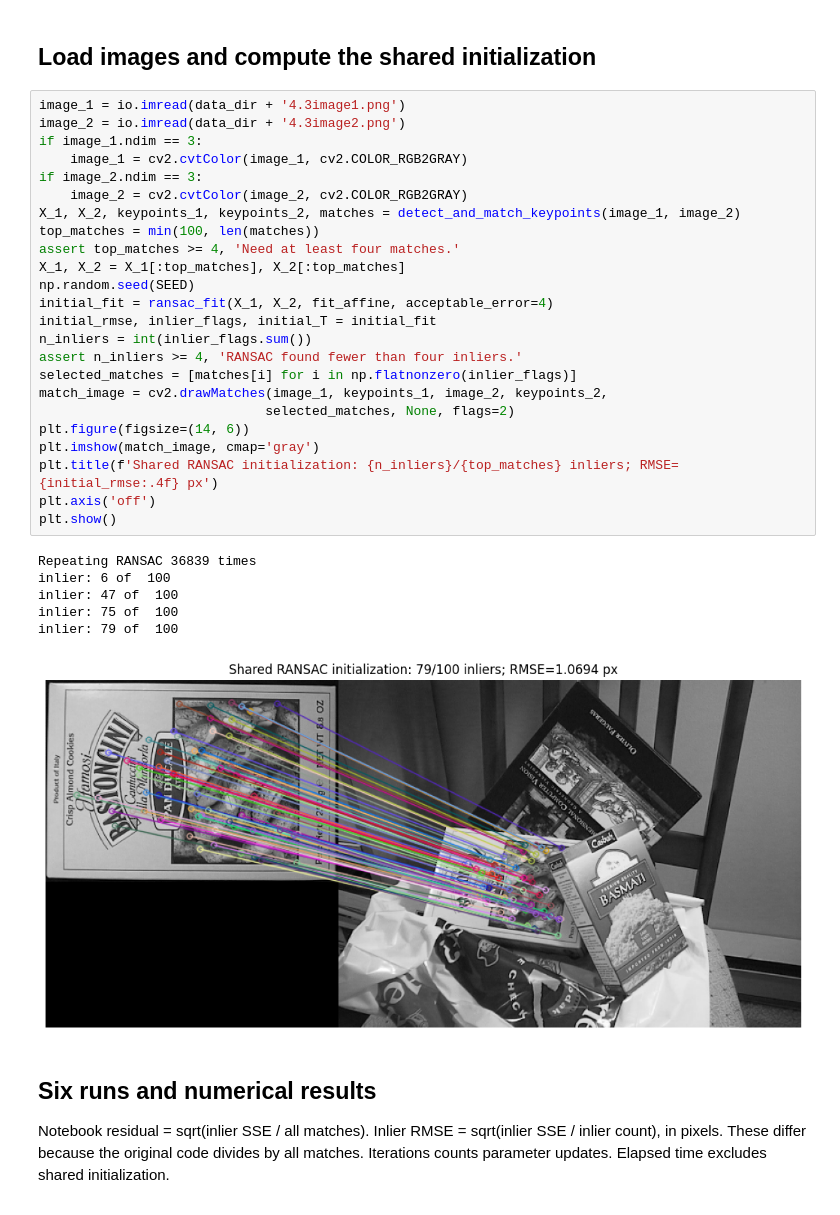
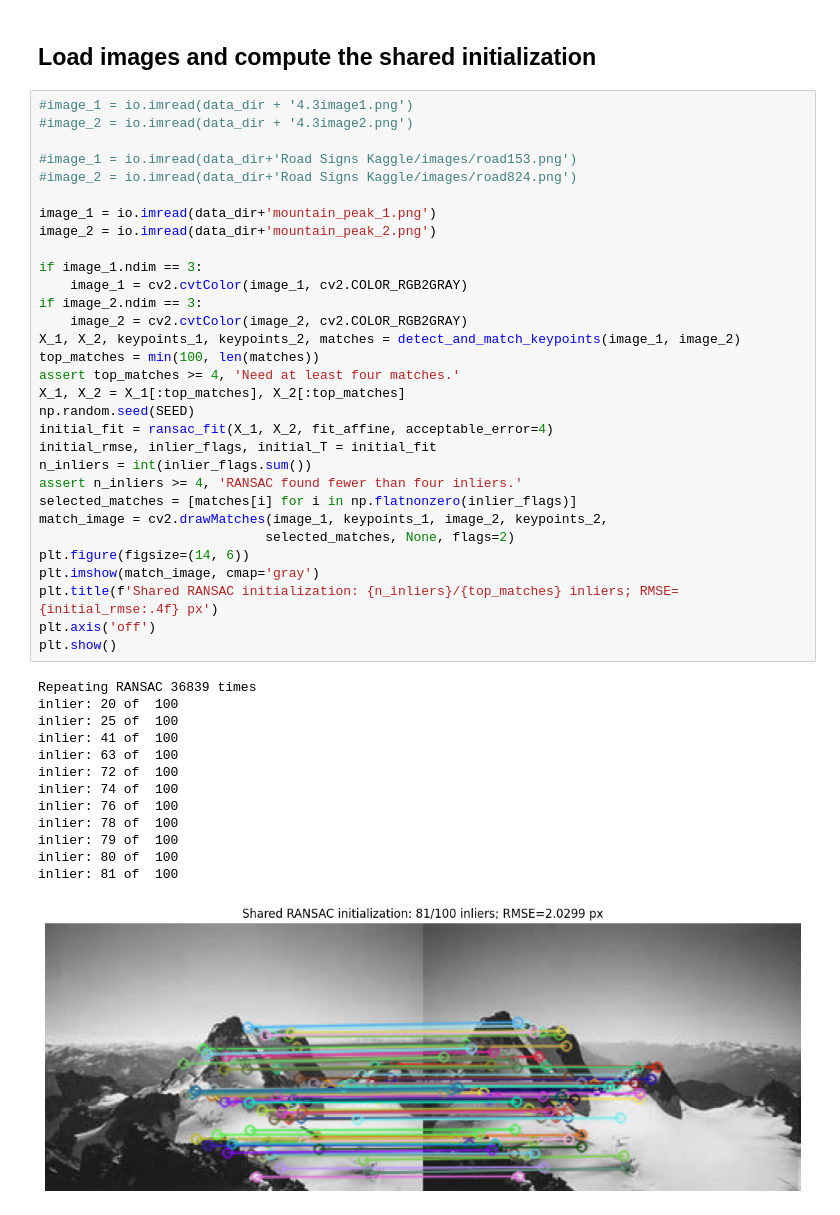
Before and after one commit to JustinStutler/sarkar-computer-vision-lectures, a Jupyter notebook: 4_4_HW.ipynb, the cells around one changed output. Cells and saved outputs as stored; diff of their text form.

```diff
--- a/4_4_HW.ipynb
+++ b/4_4_HW.ipynb
@@ -356,36 +354,47 @@ def fit_grad_descent_autograd(Input_points, Output_points, learning_rate=1e-10,
 # %% [markdown]
 ## Load images and compute the shared initialization
 # %%
-image_1 = io.imread(data_dir + '4.3image1.png')
-image_2 = io.imread(data_dir + '4.3image2.png')
+#image_1 = io.imread(data_dir + '4.3image1.png')
+#image_2 = io.imread(data_dir + '4.3image2.png')
+
+#image_1 = io.imread(data_dir+'Road Signs Kaggle/images/road153.png')
+#image_2 = io.imread(data_dir+'Road Signs Kaggle/images/road824.png')
+
+image_1 = io.imread(data_dir+'mountain_peak_1.png')
+image_2 = io.imread(data_dir+'mountain_peak_2.png')
+
 if image_1.ndim == 3:
     image_1 = cv2.cvtColor(image_1, cv2.COLOR_RGB2GRAY)
 if image_2.ndim == 3:
     image_2 = cv2.cvtColor(image_2, cv2.COLOR_RGB2GRAY)
 X_1, X_2, keypoints_1, keypoints_2, matches = detect_and_match_keypoints(image_1, image_2)
 top_matches = min(100, len(matches))
 assert top_matches >= 4, 'Need at least four matches.'
 X_1, X_2 = X_1[:top_matches], X_2[:top_matches]
 np.random.seed(SEED)
 initial_fit = ransac_fit(X_1, X_2, fit_affine, acceptable_error=4)
 initial_rmse, inlier_flags, initial_T = initial_fit
 n_inliers = int(inlier_flags.sum())
 assert n_inliers >= 4, 'RANSAC found fewer than four inliers.'
 selected_matches = [matches[i] for i in np.flatnonzero(inlier_flags)]
 match_image = cv2.drawMatches(image_1, keypoints_1, image_2, keypoints_2,
                              selected_matches, None, flags=2)
 plt.figure(figsize=(14, 6))
 plt.imshow(match_image, cmap='gray')
 plt.title(f'Shared RANSAC initialization: {n_inliers}/{top_matches} inliers; RMSE={initial_rmse:.4f} px')
 plt.axis('off')
 plt.show()
 # %% [output]
 Repeating RANSAC 36839 times
-inlier: 6 of  100
-inlier: 47 of  100
-inlier: 75 of  100
+inlier: 20 of  100
+inlier: 25 of  100
+inlier: 41 of  100
+inlier: 63 of  100
+inlier: 72 of  100
+inlier: 74 of  100
+inlier: 76 of  100
+inlier: 78 of  100
 inlier: 79 of  100
+inlier: 80 of  100
+inlier: 81 of  100
-[figure, old version]
+[figure, new version]
-# %% [markdown]
-## Six runs and numerical results
-Notebook residual = sqrt(inlier SSE / all matches). Inlier RMSE = sqrt(inlier SSE / inlier count), in pixels. These differ because the original code divides by all matches. Iterations counts parameter updates. Elapsed time excludes shared initialization.
```
Also changed, not shown: parts of 17 cells of this notebook.
